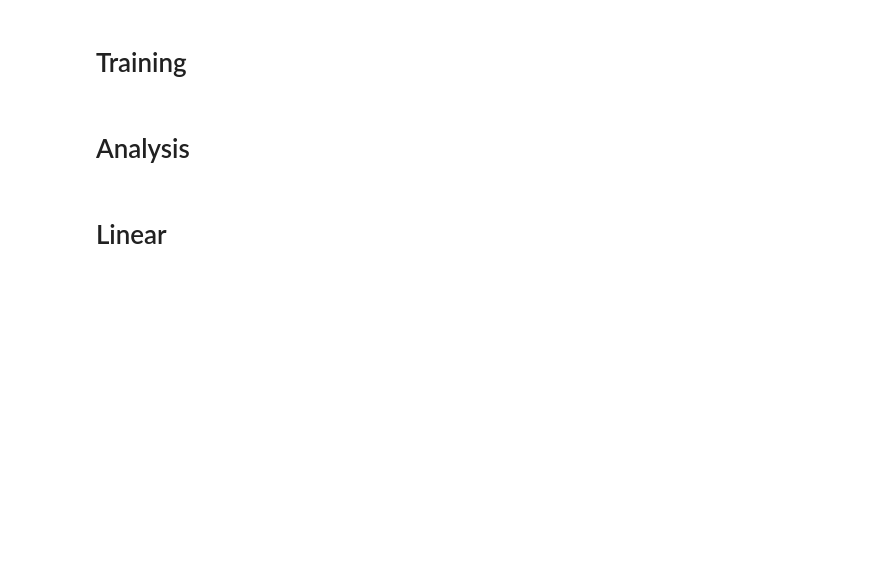
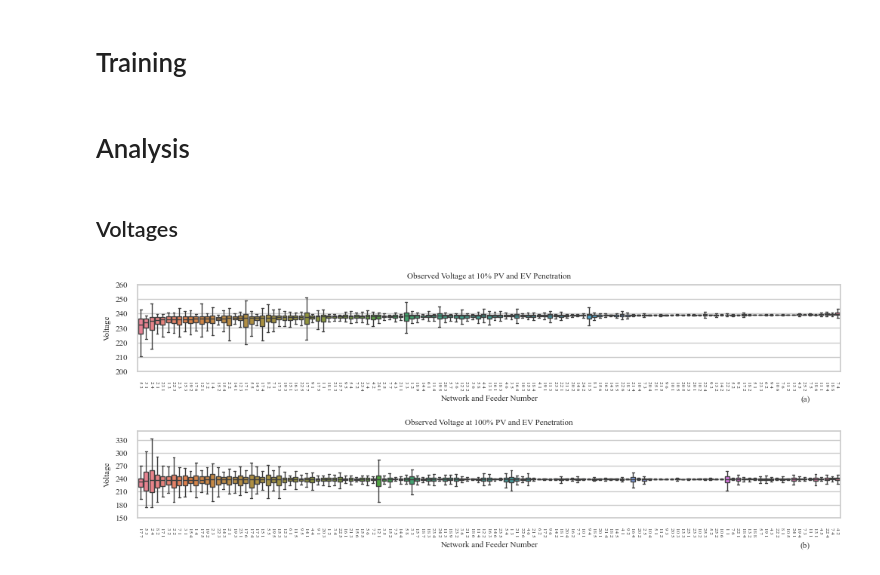
Before and after one commit to ejpalacios/modelfreeLV, a Jupyter notebook: Multi_Network_Models.ipynb, the cells around one changed output. Cells and saved outputs as stored; diff of their text form; code cells hidden in the pictures; blank space fills up the shorter version.

Commit message:
add new figures for results

```diff
--- a/Multi_Network_Models.ipynb
+++ b/Multi_Network_Models.ipynb
@@ -232,40 +236,44 @@ for net in range(1,27):
             break
 # %%
 plt.rcParams.update({'font.size': 8})
+# %% [markdown]
+## Voltages
 # %%
 # Create subplots
 fig, axes = plt.subplots(nrows=2, ncols=1, figsize=(10, 4))
 
 
 all_errors_df = pd.concat([abs(pd.DataFrame(data["Observed_10"], columns=[Feed_names[i]])) for i, data in enumerate(data_list)], axis=1).drop("13 4", axis = 1)
 all_errors_df = all_errors_df.reindex(all_errors_df.median().sort_values().index, axis=1)
 sns.boxplot(ax = axes[0], data = all_errors_df, showfliers=False, linewidth = 1)
 
 all_errors_df = pd.concat([abs(pd.DataFrame(data["Observed_100"], columns=[Feed_names[i]])) for i, data in enumerate(data_list)], axis=1).drop("13 4", axis = 1)
 all_errors_df = all_errors_df.reindex(all_errors_df.median().sort_values().index, axis=1)
 sns.boxplot(ax = axes[1], data = all_errors_df, showfliers=False, linewidth = 1)
 
 
 axes[0].set_xlabel("Network and Feeder Number", fontsize = 8)
 axes[1].set_xlabel("Network and Feeder Number", fontsize = 8)
 
 axes[0].set_ylabel("Voltage", fontsize = 8)
 axes[1].set_ylabel("Voltage", fontsize = 8)
 
-axes[0].set_ylim(210,260)
+axes[0].set_ylim(200,260)
 axes[1].set_ylim(150,350)
 
-axes[0].set_title("Voltage at 10% PV and EV Penetration", fontsize = 8)
-axes[1].set_title("Voltage at 100% PV and EV Penetration", fontsize = 8)
+axes[0].set_title("Observed Voltage at 10% PV and EV Penetration", fontsize = 8)
+axes[1].set_title("Observed Voltage at 100% PV and EV Penetration", fontsize = 8)
 
 axes[0].text(0.95, -0.35, '(a)', ha='center', transform=axes[0].transAxes)
 axes[1].text(0.95, -0.35, '(b)', ha='center', transform=axes[1].transAxes)
 
 axes[0].set_xticklabels(axes[0].get_xticklabels(), rotation=-90, fontsize=5)
 axes[1].set_xticklabels(axes[1].get_xticklabels(), rotation=-90, fontsize=5)
 
-axes[0].set_yticks([210,220,230,240, 250,260], [210,220,230,240, 250,260],fontsize=8)
-axes[1].set_yticks([150,190,230,270,310,350], [150,190,230,270,310,350], fontsize=8)
+axes[0].set_yticks(np.arange(200, 270, 10), np.arange(200, 270, 10), fontsize=8)
+axes[1].set_yticks(np.arange(150, 360, 30), np.arange(150, 360, 30),  fontsize=8)
 
 plt.tight_layout()
-plt.savefig("Images/voltage_feeder_distribution.svg")
+plt.savefig("Images/observed_voltage_feeder_distribution.svg")
+# %% [output]
+[figure, added]
@@ -280,2 +279,0 @@ print(np.std(voltges_10.values.flatten()))
-# %% [markdown]
-# Linear
```
Also changed, not shown: parts of 60 cells of this notebook, 18 other files.
